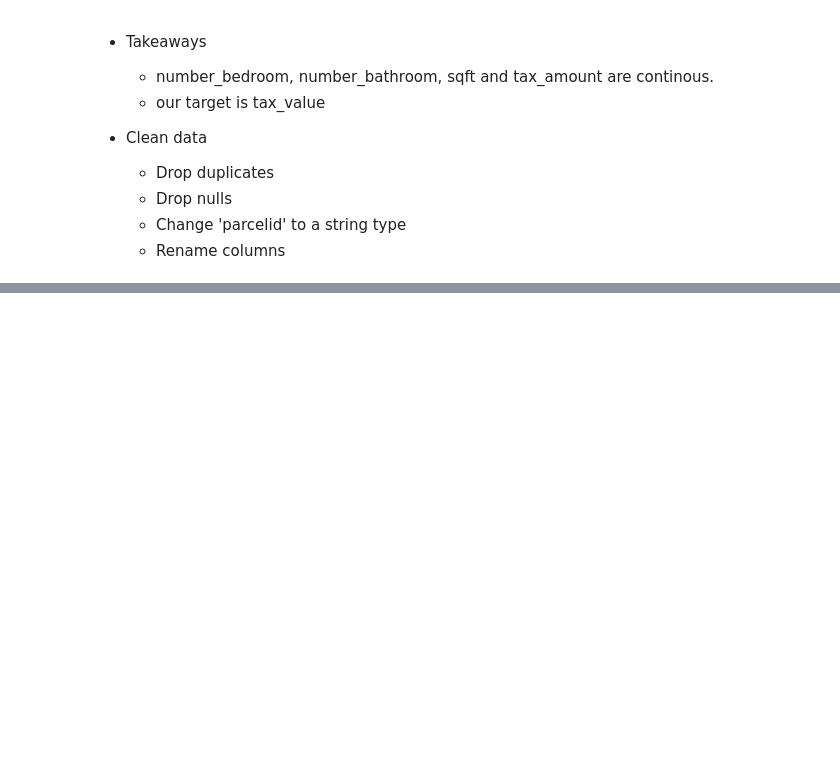
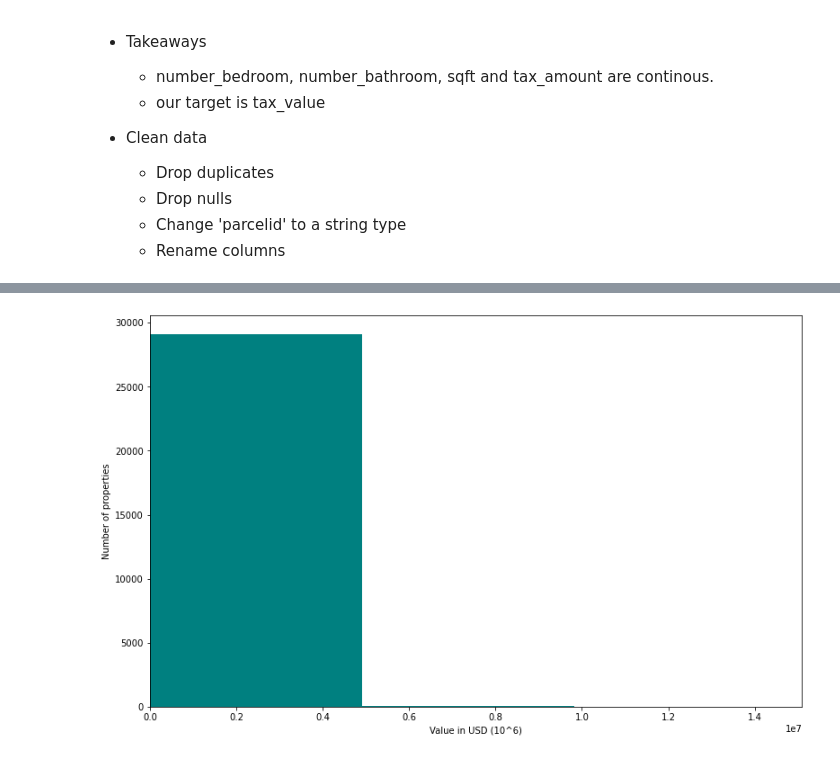
Before and after one commit to Olivert75/regression_project, a Jupyter notebook: Initial_workbook.ipynb, the cells around one changed output, grey strips where cells are left out. Cells and saved outputs as stored; diff of their text form; code cells hidden in the pictures; blank space fills up the shorter version.

```diff
--- a/Initial_workbook.ipynb
+++ b/Initial_workbook.ipynb
@@ -171,0 +205,9 @@ prepare.distribution_boxplot(df)
+# %%
+plt.figure(figsize=(13, 8))
+train['tax_value'].hist(grid=False, color = 'teal')
+plt.xlabel("Value in USD (10^6)")
+plt.ylabel("Number of properties")
+plt.xlim(0,.9 *(8**8))
+plt.show()
+# %% [output]
+[figure, added]
```
Also changed, not shown: parts of 61 cells of this notebook.
